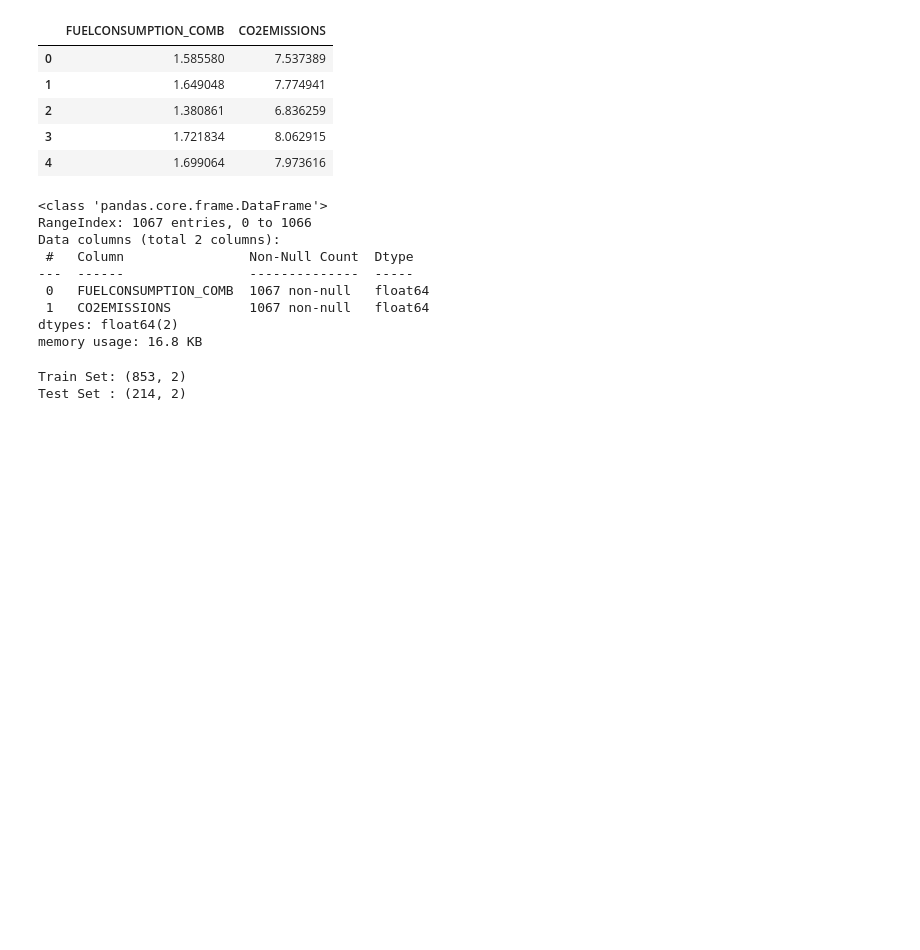
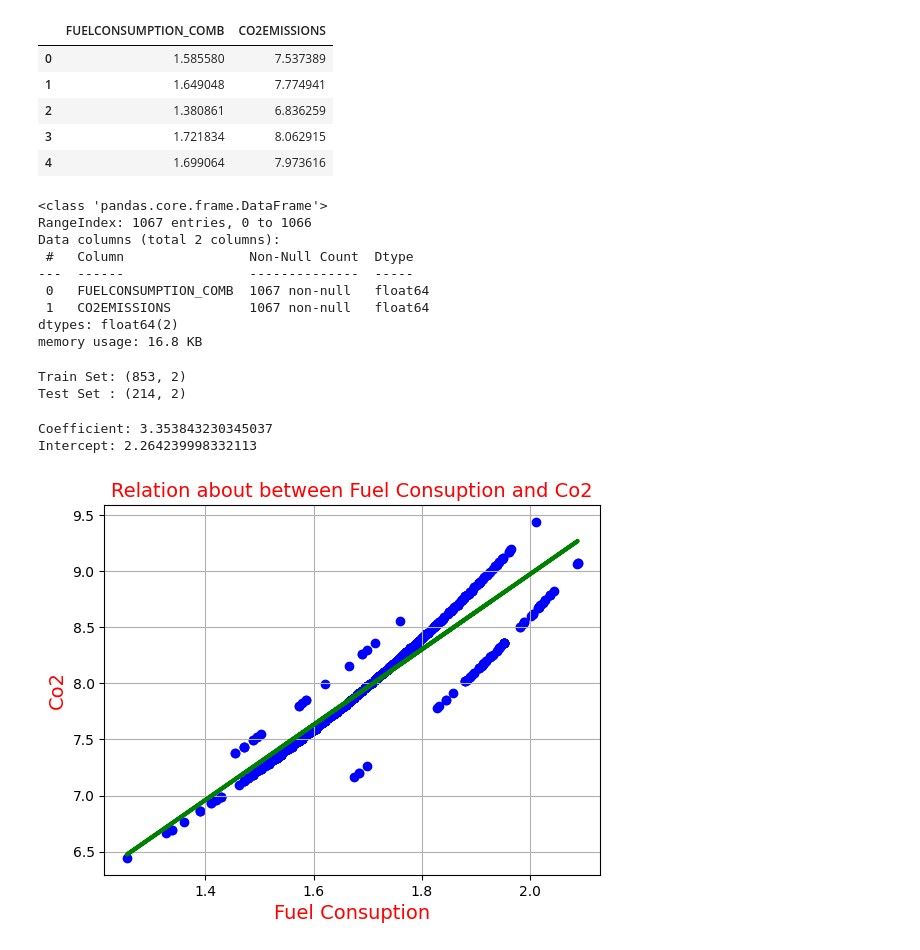
Before and after one commit to MerveTascii00/machine-learning-journey, a Jupyter notebook: 01_Simple_Linear_Regression.ipynb, the cells around one changed output. Saved outputs shown, nothing was run; the diff lists cells and outputs as text; code cells hidden in the pictures; blank space fills up the shorter version.

```diff
--- a/01_Simple_Linear_Regression.ipynb
+++ b/01_Simple_Linear_Regression.ipynb
@@ -260,3 +260,34 @@ print(
 # %% [output]
 Train Set: (853, 2)
 Test Set : (214, 2)
+# %%
+regression = LinearRegression(
+    fit_intercept=True,
+    copy_X=True,
+    n_jobs=-1)
+
+train_X = np.asarray(train_df[['FUELCONSUMPTION_COMB']])
+train_y = np.asarray(train_df[['CO2EMISSIONS']])
+
+regression.fit(train_X, train_y)
+
+coefficient = regression.coef_[0][0]
+intercept = regression.intercept_[0]
+
+print(
+    f'Coefficient: {coefficient}\n'
+    f'Intercept: {intercept}'
+)
+# %% [output]
+Coefficient: 3.353843230345037
+Intercept: 2.264239998332113
+# %%
+plt.scatter(train_df['FUELCONSUMPTION_COMB'], train_df['CO2EMISSIONS'], c='b')
+plt.plot(train_X, coefficient *  train_X + intercept, c='green', lw=3)
+plt.title(label='Relation about between Fuel Consuption and Co2', color='red', fontsize=14)
+plt.xlabel(xlabel='Fuel Consuption', color='red', fontsize=14)
+plt.ylabel(ylabel='Co2', color='red', fontsize=14)
+plt.grid()
+plt.show()
+# %% [output]
+[figure, added]
```
Also changed, not shown: parts of 12 cells of this notebook.
